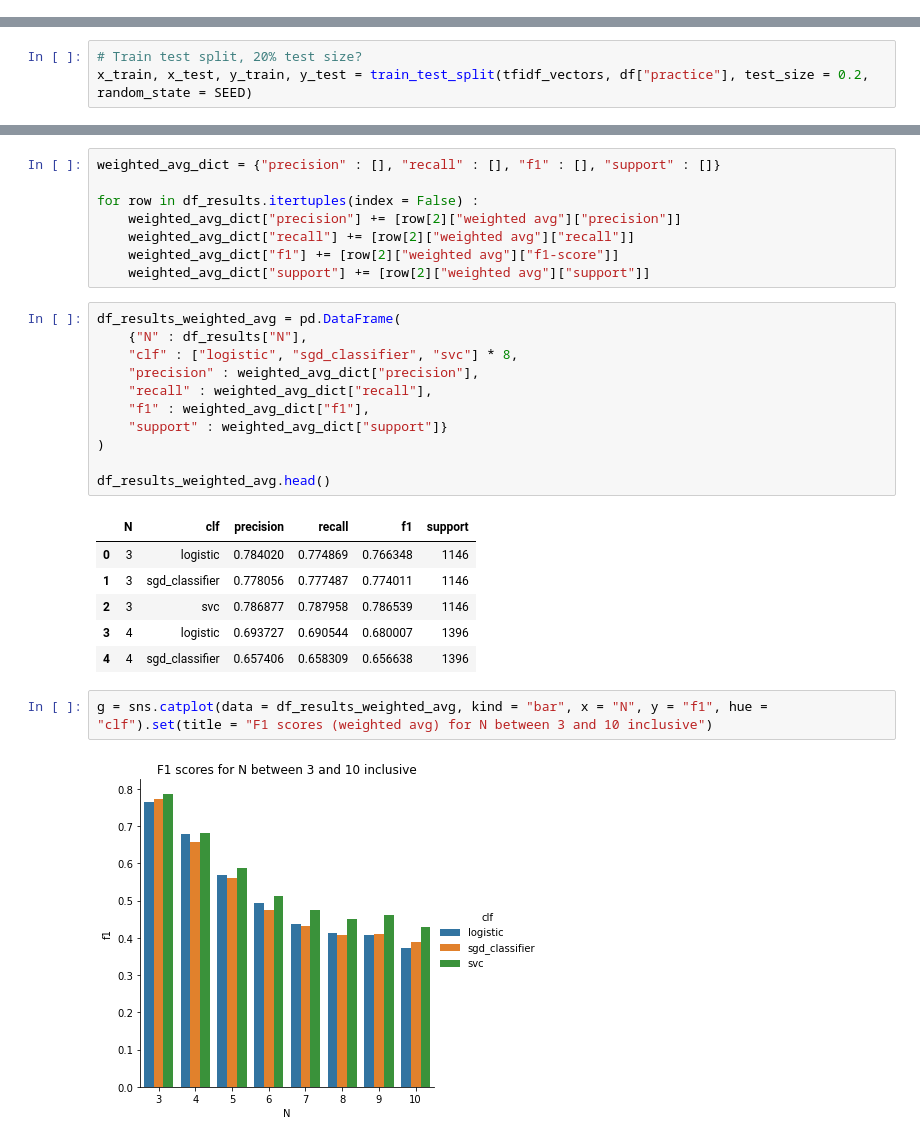
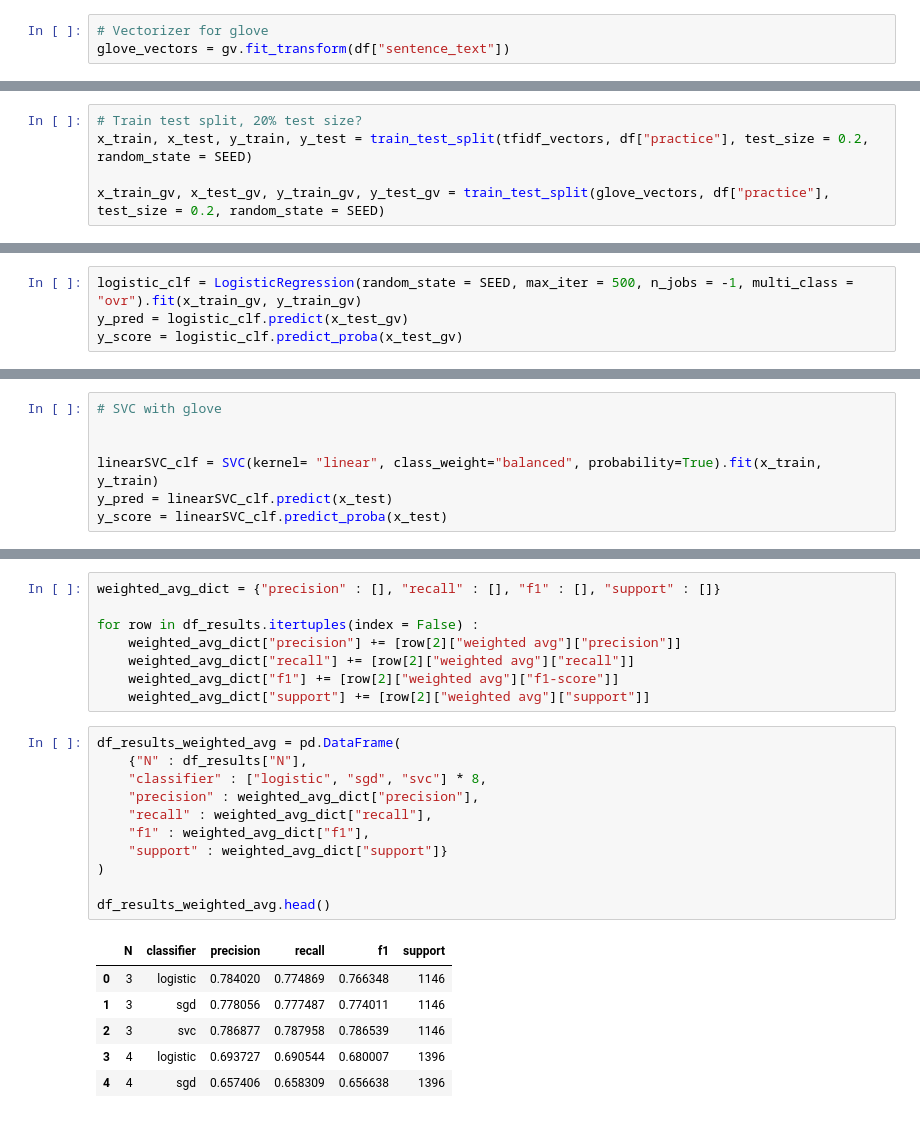
Before and after one commit to TristanKoh/capstone-repo, a Jupyter notebook: code/nlp_sentence.ipynb, the cells around one changed output, grey strips where cells are left out. Saved outputs shown, nothing was run; the diff lists cells and outputs as text.

```diff
--- a/code/nlp_sentence.ipynb
+++ b/code/nlp_sentence.ipynb
@@ -88,6 +167,9 @@ df.head()
 # %%
 vectorizer = TfidfVectorizer(stop_words={'english'}, ngram_range=(1,4), strip_accents='ascii', binary = True)
 tfidf_vectors = vectorizer.fit_transform(df["sentence_text"])
+# %%
+# Vectorizer for glove
+glove_vectors = gv.fit_transform(df["sentence_text"])
 # %%
 # Sanity check: Number of rows in matrix same as number of sentences.
 # We have 51747 unique tokens after tokenisation
@@ -99,3 +197,5 @@ print(tfidf_vectors.shape)
 # %%
 # Train test split, 20% test size?
 x_train, x_test, y_train, y_test = train_test_split(tfidf_vectors, df["practice"], test_size = 0.2, random_state = SEED)
+
+x_train_gv, x_test_gv, y_train_gv, y_test_gv = train_test_split(glove_vectors, df["practice"], test_size = 0.2, random_state = SEED)
@@ -120,0 +247,4 @@ Identifier_Cookie_or_similar_Tech_3rdParty       0.47      0.30      0.37
+# %%
+logistic_clf = LogisticRegression(random_state = SEED, max_iter = 500, n_jobs = -1, multi_class = "ovr").fit(x_train_gv, y_train_gv)
+y_pred = logistic_clf.predict(x_test_gv)
+y_score = logistic_clf.predict_proba(x_test_gv)
@@ -159,3 +340,10 @@ Identifier_Cookie_or_similar_Tech_3rdParty       0.43      0.45      0.44
+# %%
+# SVC with glove
+
+
+linearSVC_clf = SVC(kernel= "linear", class_weight="balanced", probability=True).fit(x_train, y_train)
+y_pred = linearSVC_clf.predict(x_test)
+y_score = linearSVC_clf.predict_proba(x_test)
 # %% [markdown]
 ### Random forests
 # %%
@@ -393,22 +581,18 @@ for row in df_results.itertuples(index = False) :
 # %%
 df_results_weighted_avg = pd.DataFrame(
     {"N" : df_results["N"],
-    "clf" : ["logistic", "sgd_classifier", "svc"] * 8,
+    "classifier" : ["logistic", "sgd", "svc"] * 8,
     "precision" : weighted_avg_dict["precision"],
     "recall" : weighted_avg_dict["recall"],
     "f1" : weighted_avg_dict["f1"],
     "support" : weighted_avg_dict["support"]}
 )
 
 df_results_weighted_avg.head()
 # %% [output]
-|  | N | clf | precision | recall | f1 | support |
+|  | N | classifier | precision | recall | f1 | support |
 | 0 | 3 | logistic | 0.784020 | 0.774869 | 0.766348 | 1146 |
-| 1 | 3 | sgd_classifier | 0.778056 | 0.777487 | 0.774011 | 1146 |
+| 1 | 3 | sgd | 0.778056 | 0.777487 | 0.774011 | 1146 |
 | 2 | 3 | svc | 0.786877 | 0.787958 | 0.786539 | 1146 |
 | 3 | 4 | logistic | 0.693727 | 0.690544 | 0.680007 | 1396 |
-| 4 | 4 | sgd_classifier | 0.657406 | 0.658309 | 0.656638 | 1396 |
+| 4 | 4 | sgd | 0.657406 | 0.658309 | 0.656638 | 1396 |
-# %%
-g = sns.catplot(data = df_results_weighted_avg, kind = "bar", x = "N", y = "f1", hue = "clf").set(title = "F1 scores (weighted avg) for N between 3 and 10 inclusive")
-# %% [output]
-[figure, removed]
```
Also changed, not shown: parts of 17 cells of this notebook, 51 other files.
